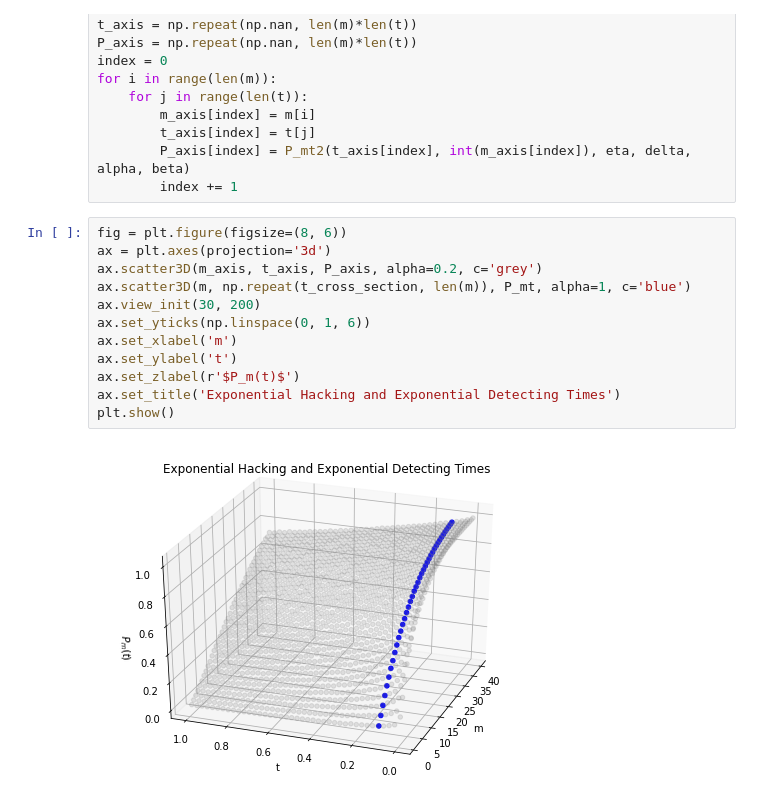
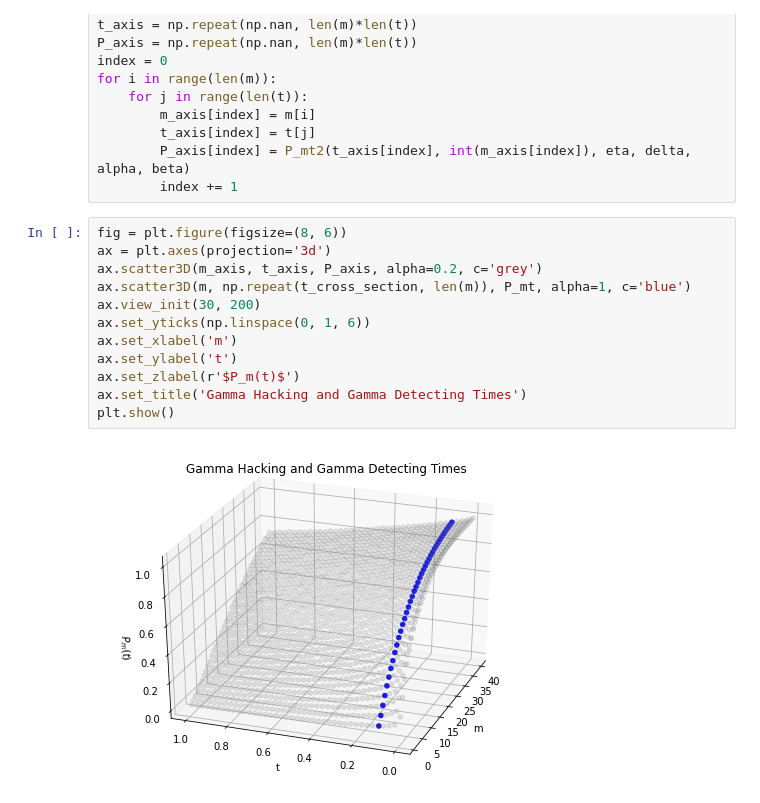
Before and after one commit to xuxiufeng/Blockchain_Simulations, a Jupyter notebook: Probability_Gamma_and_Gamma.ipynb, the cells around one changed output. Cells and saved outputs as stored; diff of their text form.

```diff
--- a/Probability_Gamma_and_Gamma.ipynb
+++ b/Probability_Gamma_and_Gamma.ipynb
@@ -70,14 +70,14 @@ for i in range(len(m)):
 # %%
 fig = plt.figure(figsize=(8, 6))
 ax = plt.axes(projection='3d')
 ax.scatter3D(m_axis, t_axis, P_axis, alpha=0.2, c='grey')
 ax.scatter3D(m, np.repeat(t_cross_section, len(m)), P_mt, alpha=1, c='blue')
 ax.view_init(30, 200)
 ax.set_yticks(np.linspace(0, 1, 6))
 ax.set_xlabel('m')
 ax.set_ylabel('t')
 ax.set_zlabel(r'$P_m(t)$')
-ax.set_title('Exponential Hacking and Exponential Detecting Times')
+ax.set_title('Gamma Hacking and Gamma Detecting Times')
 plt.show()
 # %% [output]
-[figure, old version]
+[figure, new version]
```
